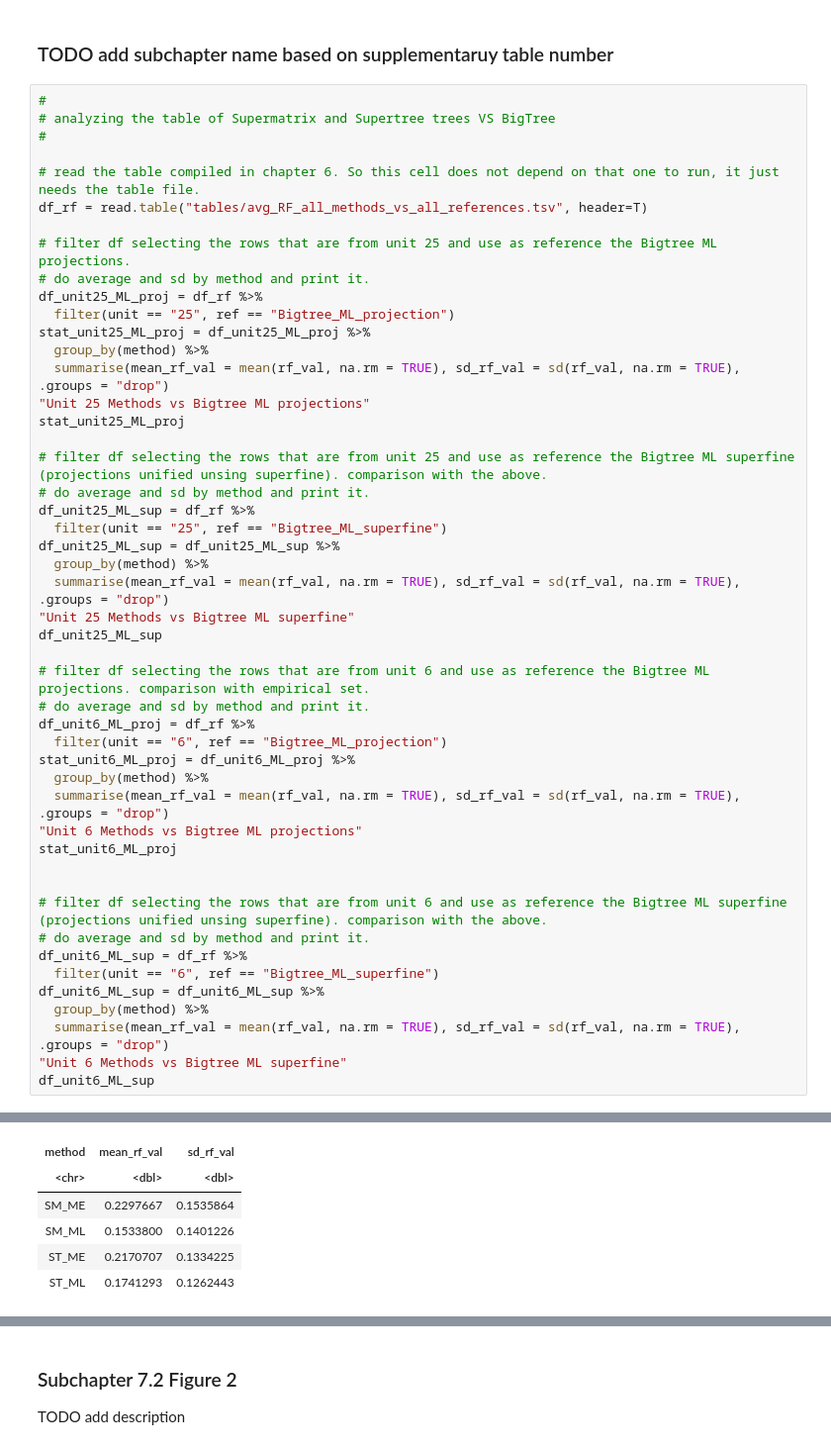
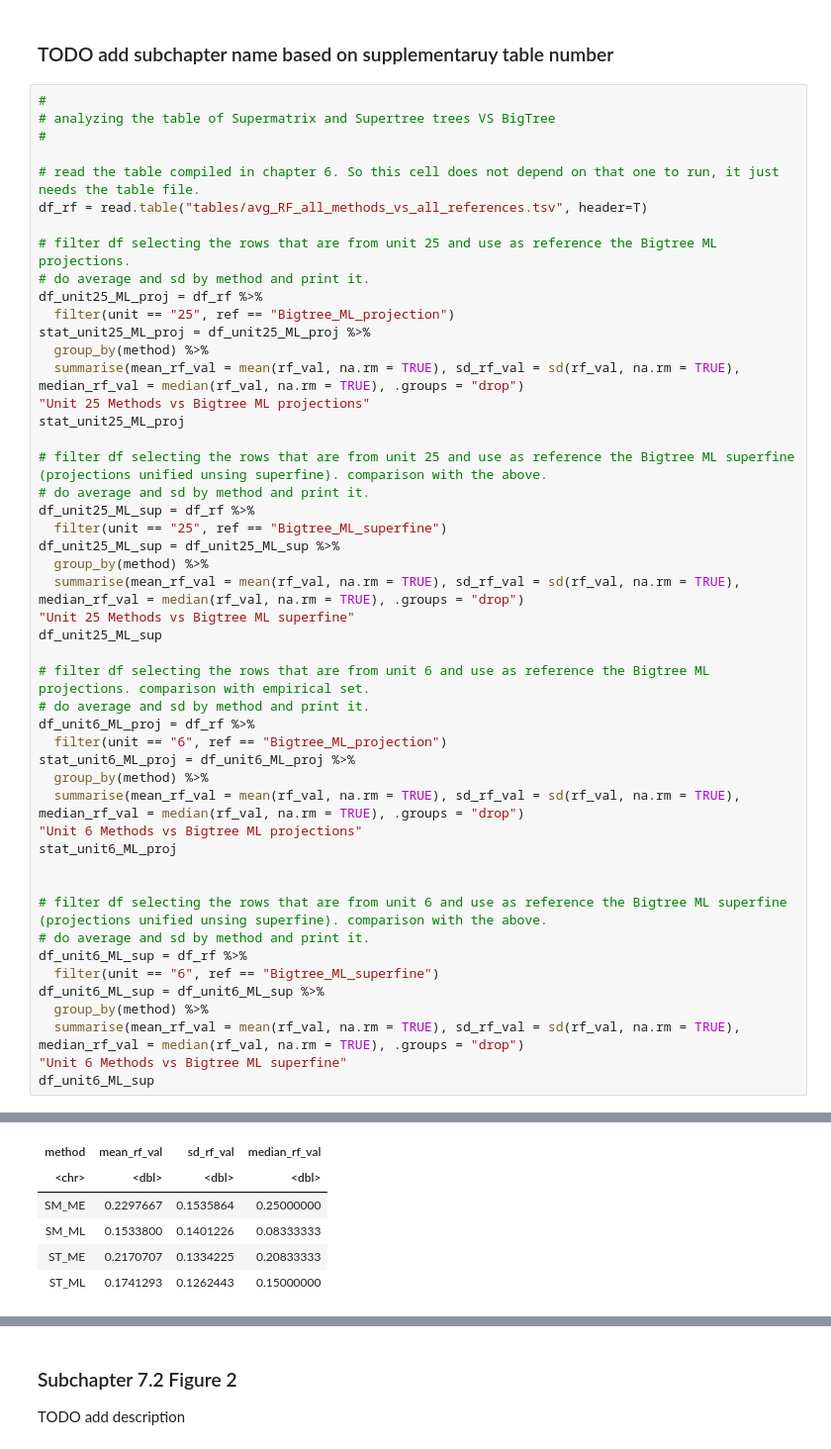
Before and after one commit to alessiovignoli/paralogs-nf, a Jupyter notebook: analysis/simulated_data.ipynb, the cells around one changed output, grey strips where cells are left out. Shown at 99% size. Cells and saved outputs as stored; diff of their text form.

```diff
--- a/analysis/simulated_data.ipynb
+++ b/analysis/simulated_data.ipynb
@@ -879,7 +861,7 @@ df_unit25_ML_proj = df_rf %>%
   filter(unit == "25", ref == "Bigtree_ML_projection")
 stat_unit25_ML_proj = df_unit25_ML_proj %>%
   group_by(method) %>%
-  summarise(mean_rf_val = mean(rf_val, na.rm = TRUE), sd_rf_val = sd(rf_val, na.rm = TRUE), .groups = "drop")
+  summarise(mean_rf_val = mean(rf_val, na.rm = TRUE), sd_rf_val = sd(rf_val, na.rm = TRUE), median_rf_val = median(rf_val, na.rm = TRUE), .groups = "drop")
 "Unit 25 Methods vs Bigtree ML projections"
 stat_unit25_ML_proj
 
@@ -889,7 +871,7 @@ df_unit25_ML_sup = df_rf %>%
   filter(unit == "25", ref == "Bigtree_ML_superfine")
 df_unit25_ML_sup = df_unit25_ML_sup %>%
   group_by(method) %>%
-  summarise(mean_rf_val = mean(rf_val, na.rm = TRUE), sd_rf_val = sd(rf_val, na.rm = TRUE), .groups = "drop")
+  summarise(mean_rf_val = mean(rf_val, na.rm = TRUE), sd_rf_val = sd(rf_val, na.rm = TRUE), median_rf_val = median(rf_val, na.rm = TRUE), .groups = "drop")
 "Unit 25 Methods vs Bigtree ML superfine"
 df_unit25_ML_sup
 
@@ -899,7 +881,7 @@ df_unit6_ML_proj = df_rf %>%
   filter(unit == "6", ref == "Bigtree_ML_projection")
 stat_unit6_ML_proj = df_unit6_ML_proj %>%
   group_by(method) %>%
-  summarise(mean_rf_val = mean(rf_val, na.rm = TRUE), sd_rf_val = sd(rf_val, na.rm = TRUE), .groups = "drop")
+  summarise(mean_rf_val = mean(rf_val, na.rm = TRUE), sd_rf_val = sd(rf_val, na.rm = TRUE), median_rf_val = median(rf_val, na.rm = TRUE), .groups = "drop")
 "Unit 6 Methods vs Bigtree ML projections"
 stat_unit6_ML_proj
 
@@ -910,7 +892,7 @@ df_unit6_ML_sup = df_rf %>%
   filter(unit == "6", ref == "Bigtree_ML_superfine")
 df_unit6_ML_sup = df_unit6_ML_sup %>%
   group_by(method) %>%
-  summarise(mean_rf_val = mean(rf_val, na.rm = TRUE), sd_rf_val = sd(rf_val, na.rm = TRUE), .groups = "drop")
+  summarise(mean_rf_val = mean(rf_val, na.rm = TRUE), sd_rf_val = sd(rf_val, na.rm = TRUE), median_rf_val = median(rf_val, na.rm = TRUE), .groups = "drop")
 "Unit 6 Methods vs Bigtree ML superfine"
 df_unit6_ML_sup
 # %% [output]
@@ -919,7 +901,7 @@ A tibble: 4 × 3
-| method | mean_rf_val | sd_rf_val |
-| <chr> | <dbl> | <dbl> |
-| SM_ME | 0.2297667 | 0.1535864 |
-| SM_ML | 0.1533800 | 0.1401226 |
-| ST_ME | 0.2170707 | 0.1334225 |
-| ST_ML | 0.1741293 | 0.1262443 |
+| method | mean_rf_val | sd_rf_val | median_rf_val |
+| <chr> | <dbl> | <dbl> | <dbl> |
+| SM_ME | 0.2297667 | 0.1535864 | 0.25000000 |
+| SM_ML | 0.1533800 | 0.1401226 | 0.08333333 |
+| ST_ME | 0.2170707 | 0.1334225 | 0.20833333 |
+| ST_ML | 0.1741293 | 0.1262443 | 0.15000000 |
 [1] "Unit 25 Methods vs Bigtree ML superfine"
```
Also changed, not shown: parts of 2 cells of this notebook, 2 other files.
